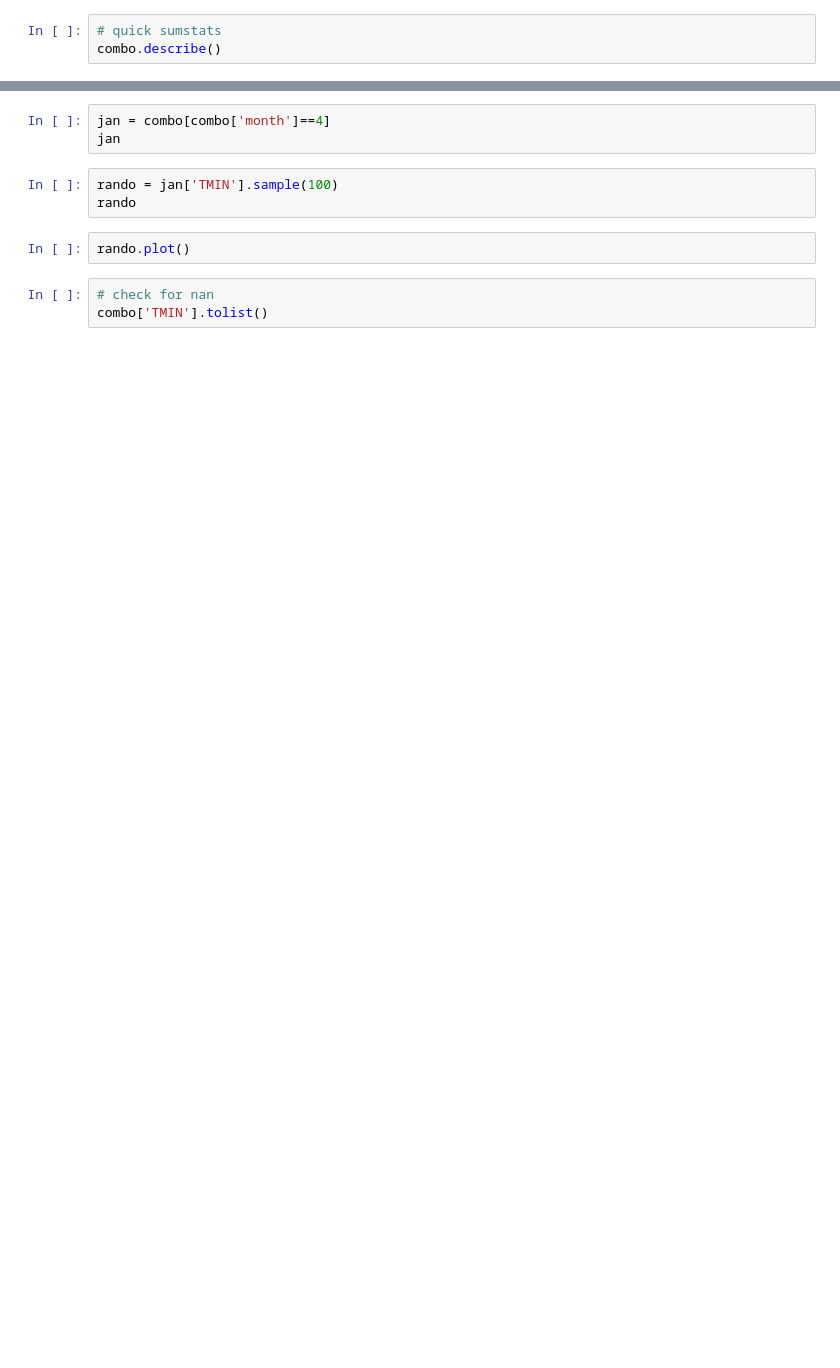
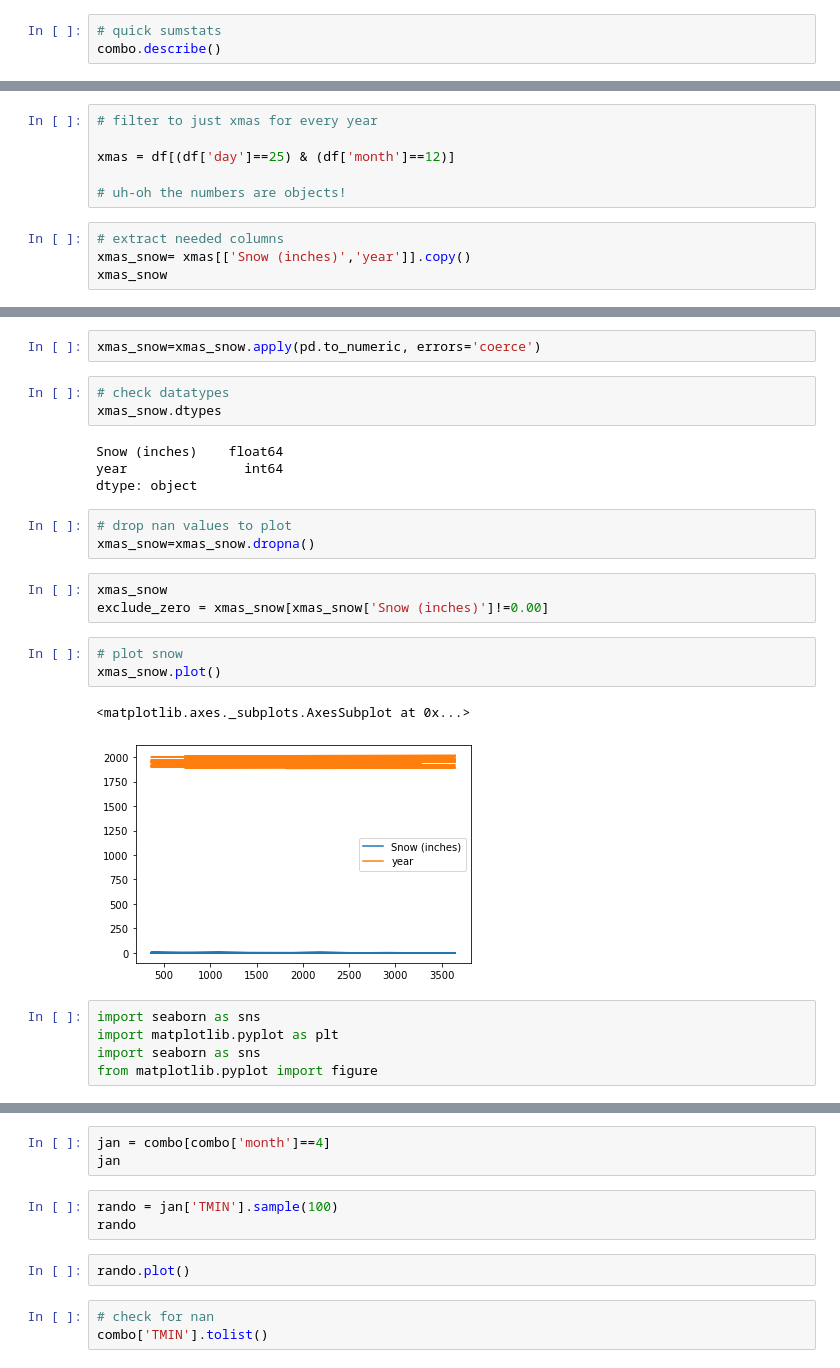
Before and after one commit to searanch/weather_lab, a Jupyter notebook: minneapolis_historical_weather.ipynb, the cells around one changed output, grey strips where cells are left out. Saved outputs shown, nothing was run; the diff lists cells and outputs as text; blank space fills up the shorter version.

Commit message:
Started Xmas Snow Analysis.

```diff
--- a/minneapolis_historical_weather.ipynb
+++ b/minneapolis_historical_weather.ipynb
@@ -25,0 +35,10 @@ combo
+# %%
+# filter to just xmas for every year
+
+xmas = df[(df['day']==25) & (df['month']==12)]
+
+# uh-oh the numbers are objects!
+# %%
+# extract needed columns
+xmas_snow= xmas[['Snow (inches)','year']].copy()
+xmas_snow
@@ -25,0 +59,26 @@ combo
+# %%
+xmas_snow=xmas_snow.apply(pd.to_numeric, errors='coerce')
+# %%
+# check datatypes
+xmas_snow.dtypes
+# %% [output]
+Snow (inches)    float64
+year               int64
+dtype: object
+# %%
+# drop nan values to plot
+xmas_snow=xmas_snow.dropna()
+# %%
+xmas_snow
+exclude_zero = xmas_snow[xmas_snow['Snow (inches)']!=0.00]
+# %%
+# plot snow
+xmas_snow.plot()
+# %% [output]
+<matplotlib.axes._subplots.AxesSubplot at 0x...>
+[figure, added]
+# %%
+import seaborn as sns
+import matplotlib.pyplot as plt
+import seaborn as sns
+from matplotlib.pyplot import figure
```
Also changed, not shown: parts of 18 cells of this notebook, 22 other files.
